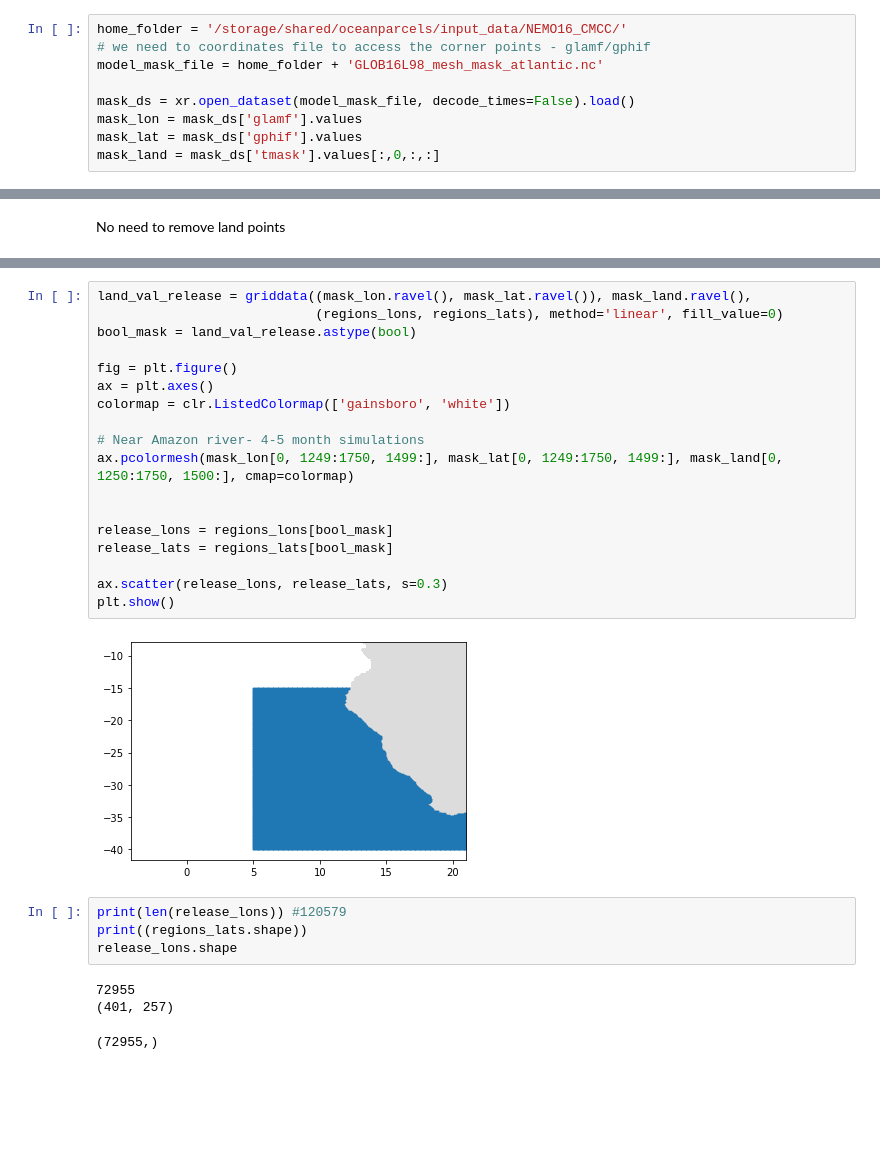
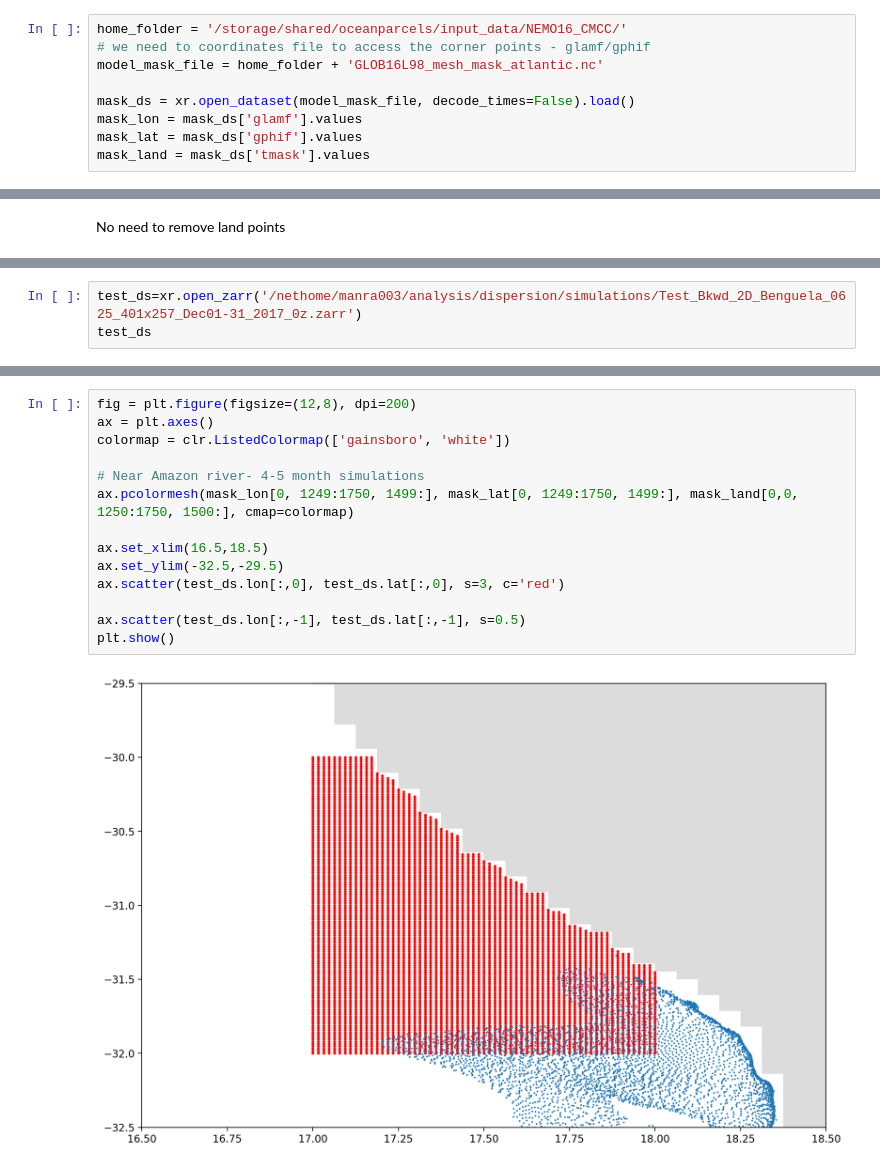
Before and after one commit to OceanParcels/atlanteco_plankton_plastic_nutrients_dispersion, a Jupyter notebook: src/processing/extract_Benguela_region.ipynb, the cells around one changed output, grey strips where cells are left out. Drawn from its saved outputs; the diff is of its cells as text; blank space fills up the shorter version.

```diff
--- a/src/processing/extract_Benguela_region.ipynb
+++ b/src/processing/extract_Benguela_region.ipynb
@@ -13,5 +13,5 @@ model_mask_file = home_folder + 'GLOB16L98_mesh_mask_atlantic.nc'
 mask_ds = xr.open_dataset(model_mask_file, decode_times=False).load()
 mask_lon = mask_ds['glamf'].values
 mask_lat = mask_ds['gphif'].values
-mask_land = mask_ds['tmask'].values[:,0,:,:]
+mask_land = mask_ds['tmask'].values
 # %%
@@ -68,0 +140,3 @@ No need to remove land points
+# %%
+test_ds=xr.open_zarr('/nethome/manra003/analysis/dispersion/simulations/Test_Bkwd_2D_Benguela_0625_401x257_Dec01-31_2017_0z.zarr')
+test_ds
@@ -69,28 +207,16 @@ No need to remove land points
 # %%
-land_val_release = griddata((mask_lon.ravel(), mask_lat.ravel()), mask_land.ravel(),
-                            (regions_lons, regions_lats), method='linear', fill_value=0)
-bool_mask = land_val_release.astype(bool)
-
-fig = plt.figure()
+fig = plt.figure(figsize=(12,8), dpi=200)
 ax = plt.axes()
 colormap = clr.ListedColormap(['gainsboro', 'white'])
 
 # Near Amazon river- 4-5 month simulations
-ax.pcolormesh(mask_lon[0, 1249:1750, 1499:], mask_lat[0, 1249:1750, 1499:], mask_land[0, 1250:1750, 1500:], cmap=colormap)
+ax.pcolormesh(mask_lon[0, 1249:1750, 1499:], mask_lat[0, 1249:1750, 1499:], mask_land[0,0, 1250:1750, 1500:], cmap=colormap)
 
+ax.set_xlim(16.5,18.5)
+ax.set_ylim(-32.5,-29.5)
+ax.scatter(test_ds.lon[:,0], test_ds.lat[:,0], s=3, c='red')
 
-release_lons = regions_lons[bool_mask]
-release_lats = regions_lats[bool_mask]
-
-ax.scatter(release_lons, release_lats, s=0.3)
+ax.scatter(test_ds.lon[:,-1], test_ds.lat[:,-1], s=0.5)
 plt.show()
 # %% [output]
-[figure, old version]
+[figure, new version]
-# %%
-print(len(release_lons)) #120579
-print((regions_lats.shape))
-release_lons.shape
-# %% [output]
-72955
-(401, 257)
-(72955,)
```
Also changed, not shown: parts of 13 cells of this notebook, 1 other file.
